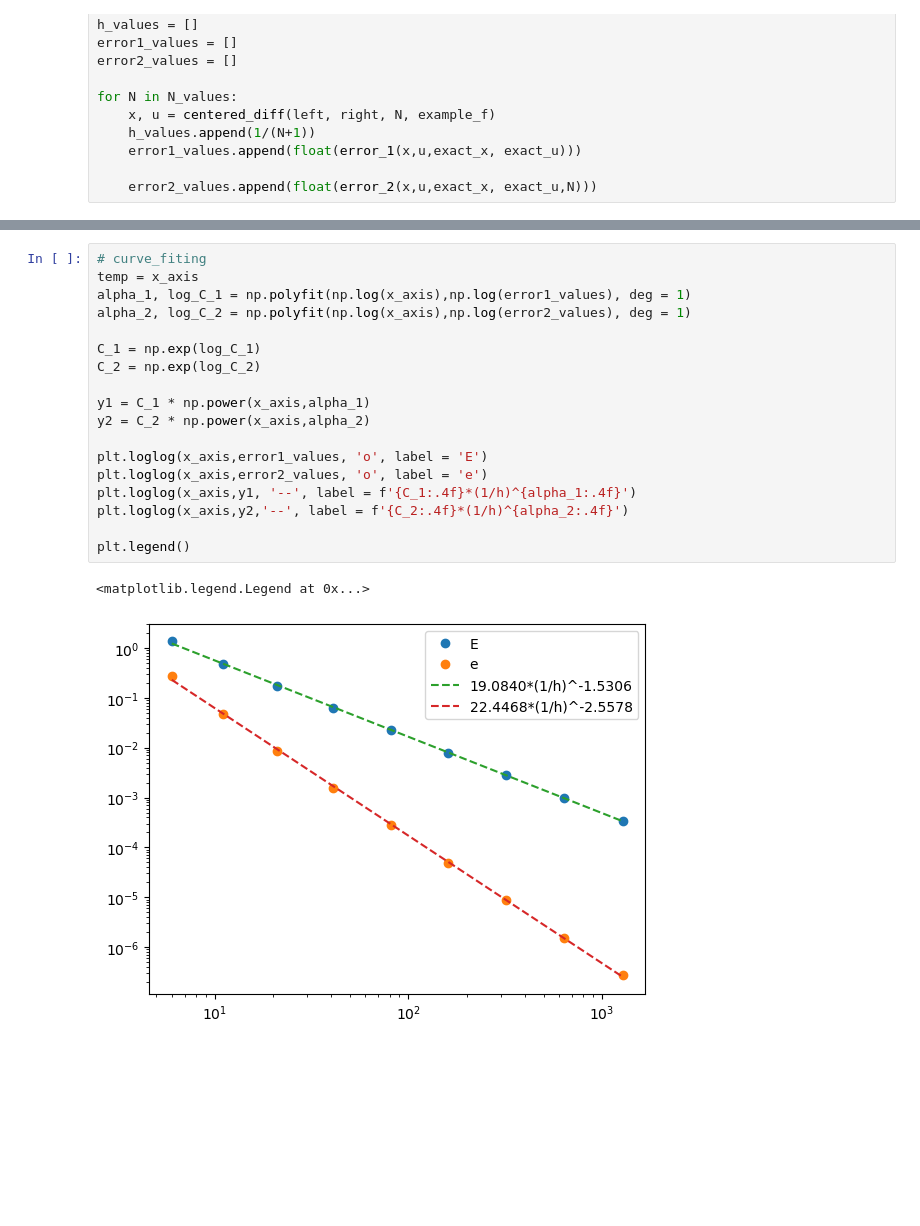
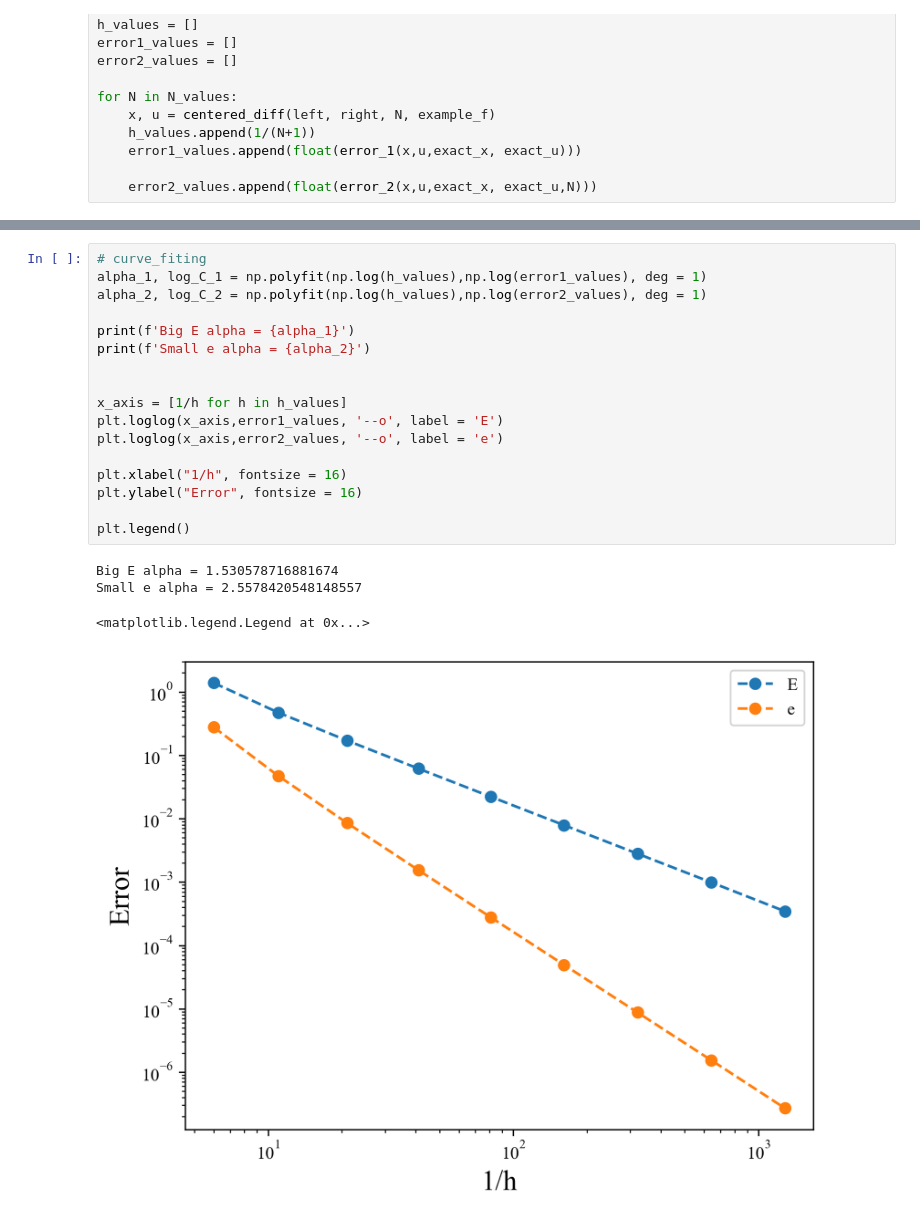
Before and after one commit to williamzhang0306/COE347, a Jupyter notebook: homework_4/problem_3.ipynb, the cells around one changed output, grey strips where cells are left out. Cells and saved outputs as stored; diff of their text form; blank space fills up the shorter version.

```diff
--- a/homework_4/problem_3.ipynb
+++ b/homework_4/problem_3.ipynb
@@ -38,21 +31,22 @@ plt.loglog(x_axis,error2_values, 'o', label = 'e')
 # %%
 # curve_fiting
-temp = x_axis
-alpha_1, log_C_1 = np.polyfit(np.log(x_axis),np.log(error1_values), deg = 1)
-alpha_2, log_C_2 = np.polyfit(np.log(x_axis),np.log(error2_values), deg = 1)
+alpha_1, log_C_1 = np.polyfit(np.log(h_values),np.log(error1_values), deg = 1)
+alpha_2, log_C_2 = np.polyfit(np.log(h_values),np.log(error2_values), deg = 1)
 
-C_1 = np.exp(log_C_1)
-C_2 = np.exp(log_C_2)
+print(f'Big E alpha = {alpha_1}')
+print(f'Small e alpha = {alpha_2}')
 
-y1 = C_1 * np.power(x_axis,alpha_1)
-y2 = C_2 * np.power(x_axis,alpha_2)
 
-plt.loglog(x_axis,error1_values, 'o', label = 'E')
-plt.loglog(x_axis,error2_values, 'o', label = 'e')
-plt.loglog(x_axis,y1, '--', label = f'{C_1:.4f}*(1/h)^{alpha_1:.4f}')
-plt.loglog(x_axis,y2,'--', label = f'{C_2:.4f}*(1/h)^{alpha_2:.4f}')
+x_axis = [1/h for h in h_values]
+plt.loglog(x_axis,error1_values, '--o', label = 'E')
+plt.loglog(x_axis,error2_values, '--o', label = 'e')
+
+plt.xlabel("1/h", fontsize = 16)
+plt.ylabel("Error", fontsize = 16)
 
 plt.legend()
 # %% [output]
-<matplotlib.legend.Legend at 0x...>
+Big E alpha = 1.530578716881674
+Small e alpha = 2.5578420548148557
+<matplotlib.legend.Legend at 0x...>
-[figure, old version]
+[figure, new version]
```
Also changed, not shown: parts of 1 cell of this notebook, 3 other files.
